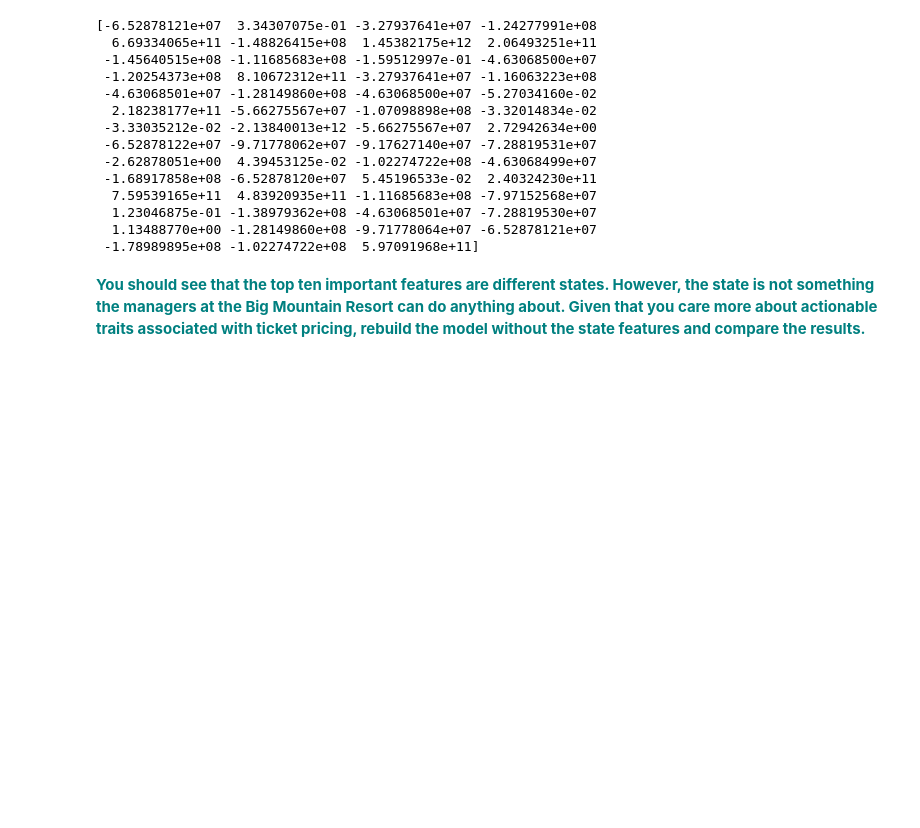
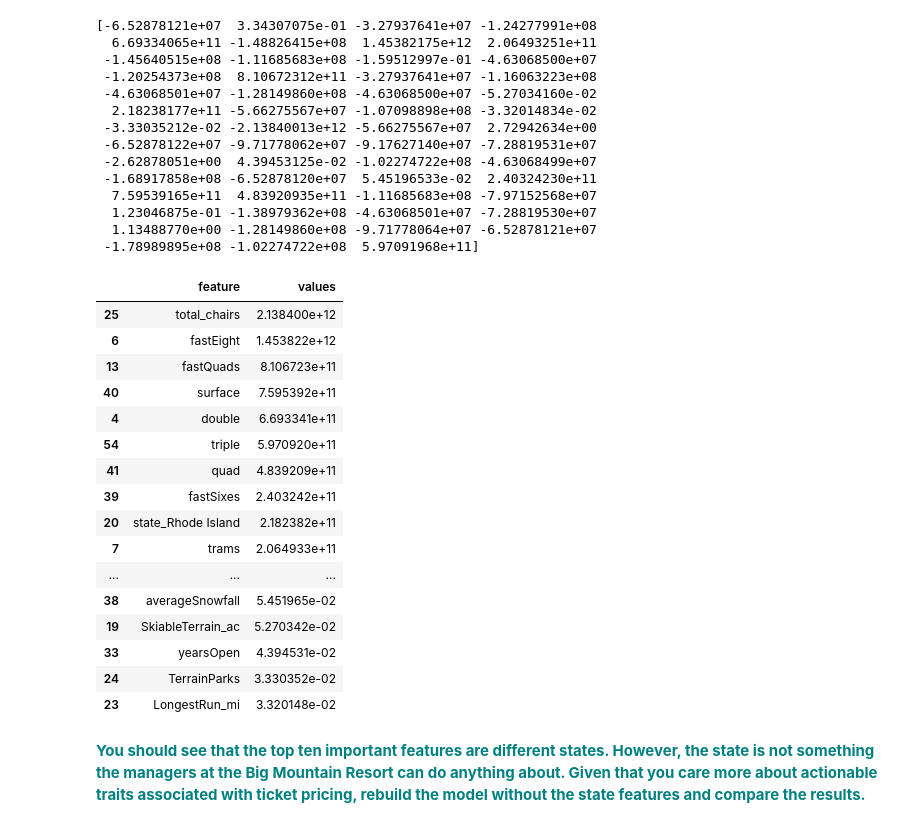
Before and after one commit to saimoom026/Springboard, a Jupyter notebook: springboard/GuidedCapstone/Notebook_stepfourandfive.ipynb, the cells around one changed output. Drawn from its saved outputs; the diff is of its cells as text; code cells hidden in the pictures; blank space fills up the shorter version.

```diff
--- a/springboard/GuidedCapstone/Notebook_stepfourandfive.ipynb
+++ b/springboard/GuidedCapstone/Notebook_stepfourandfive.ipynb
@@ -185,6 +189,29 @@ print(coeff)
   1.23046875e-01 -1.38979362e+08 -4.63068501e+07 -7.28819530e+07
   1.13488770e+00 -1.28149860e+08 -9.71778064e+07 -6.52878121e+07
  -1.78989895e+08 -1.02274722e+08  5.97091968e+11]
+# %%
+df_res1=pd.DataFrame()
+df_res1['feature']=df_feature.columns
+df_res1['values']=abs(lm.coef_)
+df_res1.sort_values(by=['values'],ascending=False)
+# %% [output]
+|  | feature | values |
+| 25 | total_chairs | 2.138400e+12 |
+| 6 | fastEight | 1.453822e+12 |
+| 13 | fastQuads | 8.106723e+11 |
+| 40 | surface | 7.595392e+11 |
+| 4 | double | 6.693341e+11 |
+| 54 | triple | 5.970920e+11 |
+| 41 | quad | 4.839209e+11 |
+| 39 | fastSixes | 2.403242e+11 |
+| 20 | state_Rhode Island | 2.182382e+11 |
+| 7 | trams | 2.064933e+11 |
+| ... | ... | ... |
+| 38 | averageSnowfall | 5.451965e-02 |
+| 19 | SkiableTerrain_ac | 5.270342e-02 |
+| 33 | yearsOpen | 4.394531e-02 |
+| 24 | TerrainParks | 3.330352e-02 |
+| 23 | LongestRun_mi | 3.320148e-02 |
 # %% [markdown]
 **<font color='teal'>You should see that the top ten important features are different states. However, the state is not something the managers at the Big Mountain Resort can do anything about. Given that you care more about actionable traits associated with ticket pricing, rebuild the model without the state features and compare the results. </font>**
 # %% [markdown]
```
Also changed, not shown: parts of 8 cells of this notebook.
